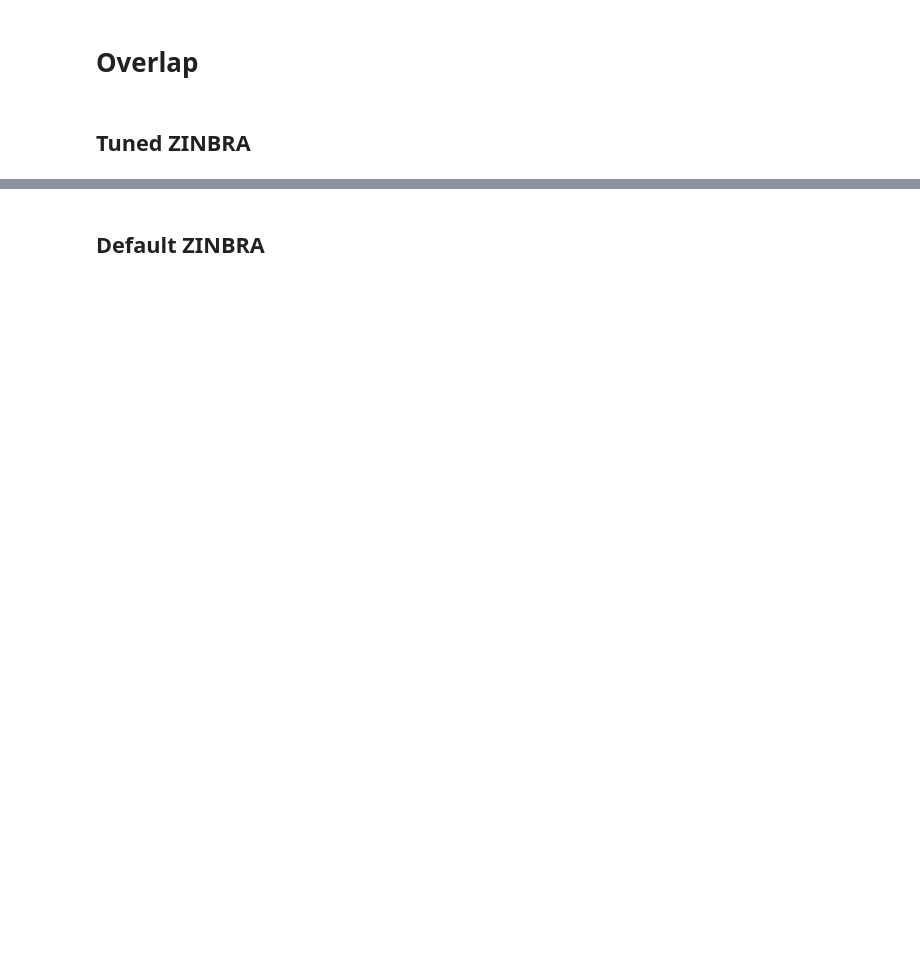
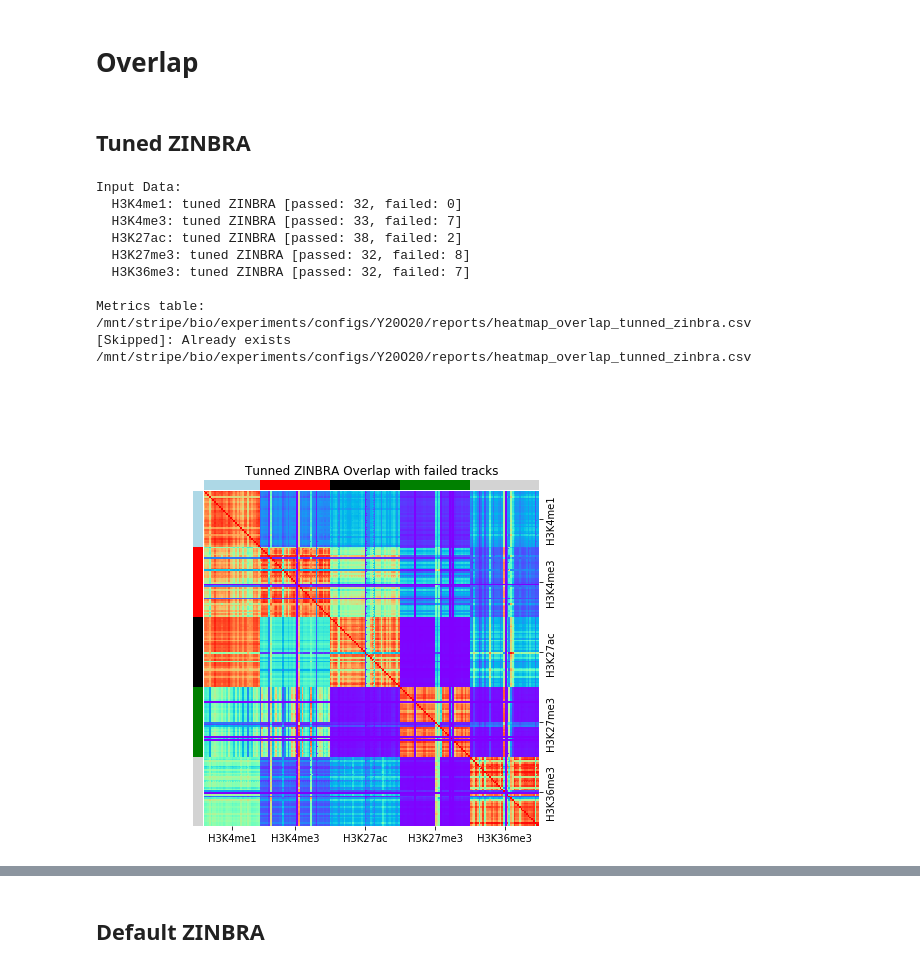
Before and after one commit to JetBrains-Research/washu, a Jupyter notebook: downstream/notebooks/Figure6 Peaks Overlap HeatMaps.ipynb, the cells around one changed output, grey strips where cells are left out. Drawn from its saved outputs; the diff is of its cells as text; code cells hidden in the pictures; blank space fills up the shorter version.

```diff
--- a/downstream/notebooks/Figure6 Peaks Overlap HeatMaps.ipynb
+++ b/downstream/notebooks/Figure6 Peaks Overlap HeatMaps.ipynb
@@ -91,9 +96,16 @@ def build_donros_heatmap(donors_df, tools_config, title, metric_df_path, *,
         tool = tools_config[h]
         mask = (donors_df.modification == h) & (donors_df.tool == tool) & (donors_df.procedure == procedure)
 
-        paths = [Path(p) for p in donors_df[mask].file]
-        labels = ["{}_{}_{}".format(h, d, tool) for d in donors_df[mask].donor]
-        passed = donors_df[mask].Status != "Failed"
+        df_masked = donors_df[mask]
+        idx2donor = list(zip(df_masked.index, df_masked.donor))
+        idx2donor.sort(key=lambda v: (v[1][0:2], int(v[1][2:])))
+        sorted_indexes = list(zip(*idx2donor))[0]
+        df_masked = df_masked.loc[list(sorted_indexes),:]
+
+        paths = [Path(p) for p in df_masked.file]
+        labels = ["{}_{}_{}".format(h, d, tool) for d in df_masked.donor]
+
+        passed = df_masked.status != "failed"
         print("  {}: {} {} [passed: {}, failed: {}]".format(h, procedure, tool, sum(passed), sum(~passed)))
 
         all_paths.extend(paths)
@@ -110,6 +122,12 @@ def build_donros_heatmap(donors_df, tools_config, title, metric_df_path, *,
     df = bm.load_or_build_metrics_table(all_paths, all_paths, Path(str(metric_df_path)),
                                         jaccard=not overlap_metric, threads=threads)
     assert df.index.tolist() == df.columns.tolist()
+
+    # reorder lines to match all_paths in order to get correct labels and failed tracks order
+    # important if CLEAR_CACHE is false
+    all_paths_names = [p.name for p in all_paths]
+    df = df.loc[all_paths_names, all_paths_names]
+    # no order is same, so it is ok to update labels
     df.index = all_labels
     df.columns = all_labels
 
@@ -164,3 +182,24 @@ def build_donros_heatmap(donors_df, tools_config, title, metric_df_path, *,
 # Overlap
 # %% [markdown]
 ## Tuned ZINBRA
+# %%
+build_donros_heatmap(
+    donors_df,
+    OrderedDict(zip(['H3K4me1', 'H3K4me3', 'H3K27ac', 'H3K27me3', 'H3K36me3'], repeat("ZINBRA"))),
+    "Tunned ZINBRA Overlap with failed tracks",
+    "/mnt/stripe/bio/experiments/configs/Y20O20/reports/heatmap_overlap_tunned_zinbra.csv",
+    tuned = True, overlap_metric = True,
+    threads=N_THREADS, hide_failed_tracks=False
+)
+# %% [output]
+Input Data:
+  H3K4me1: tuned ZINBRA [passed: 32, failed: 0]
+  H3K4me3: tuned ZINBRA [passed: 33, failed: 7]
+  H3K27ac: tuned ZINBRA [passed: 38, failed: 2]
+  H3K27me3: tuned ZINBRA [passed: 32, failed: 8]
+  H3K36me3: tuned ZINBRA [passed: 32, failed: 7]
+
+Metrics table:
+/mnt/stripe/bio/experiments/configs/Y20O20/reports/heatmap_overlap_tunned_zinbra.csv
+[Skipped]: Already exists /mnt/stripe/bio/experiments/configs/Y20O20/reports/heatmap_overlap_tunned_zinbra.csv
+[figure, added]
```
Also changed, not shown: parts of 13 cells of this notebook.
